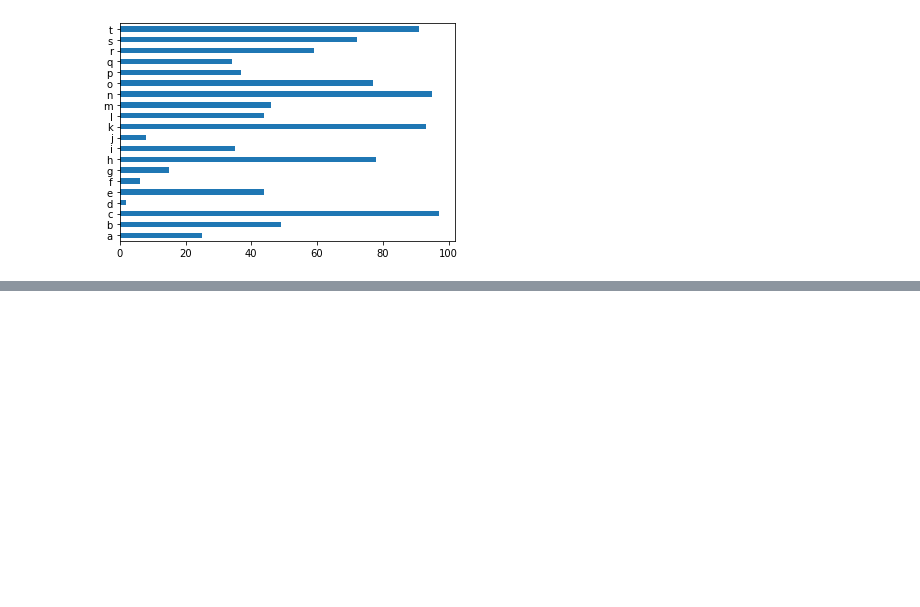
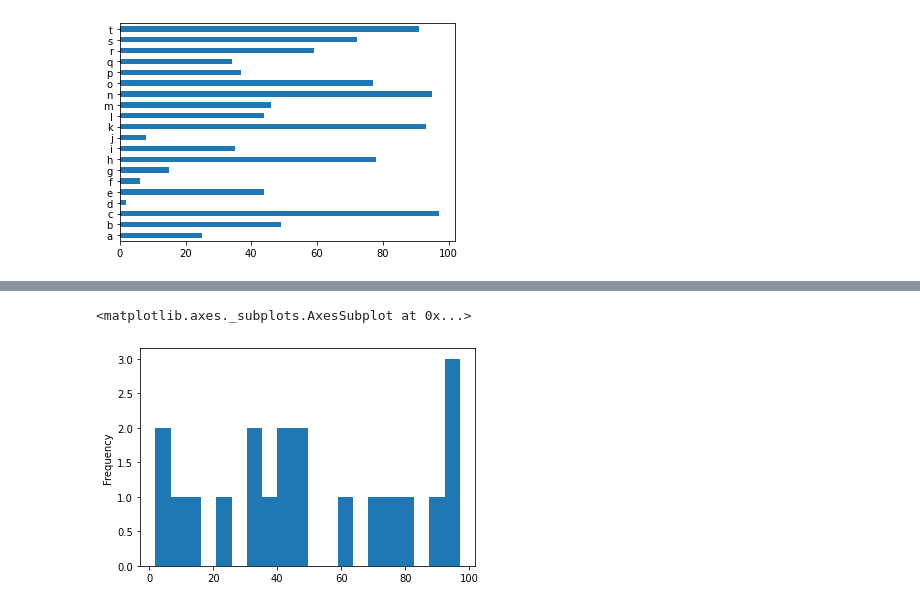
Before and after one commit to consmith2/cisco-2020-june, a Jupyter notebook: Cisco 2020 June 23.ipynb, the cells around one changed output, grey strips where cells are left out. Cells and saved outputs as stored; diff of their text form; code cells hidden in the pictures; blank space fills up the shorter version.

```diff
--- a/Cisco 2020 June 23.ipynb
+++ b/Cisco 2020 June 23.ipynb
@@ -304,0 +310,5 @@ s.plot.barh()
+# %%
+s.plot.hist(bins=20)
+# %% [output]
+<matplotlib.axes._subplots.AxesSubplot at 0x...>
+[figure, added]
```
Also changed, not shown: parts of 7 cells of this notebook.
